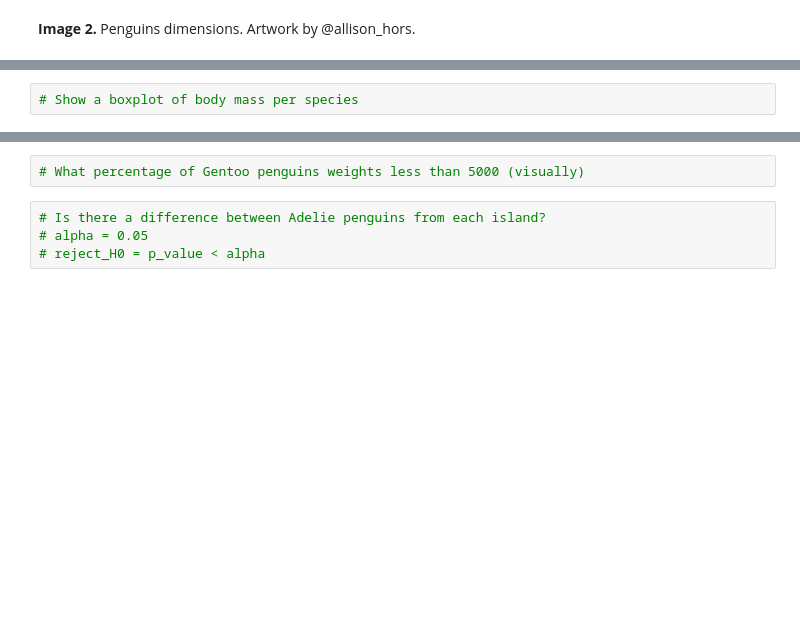
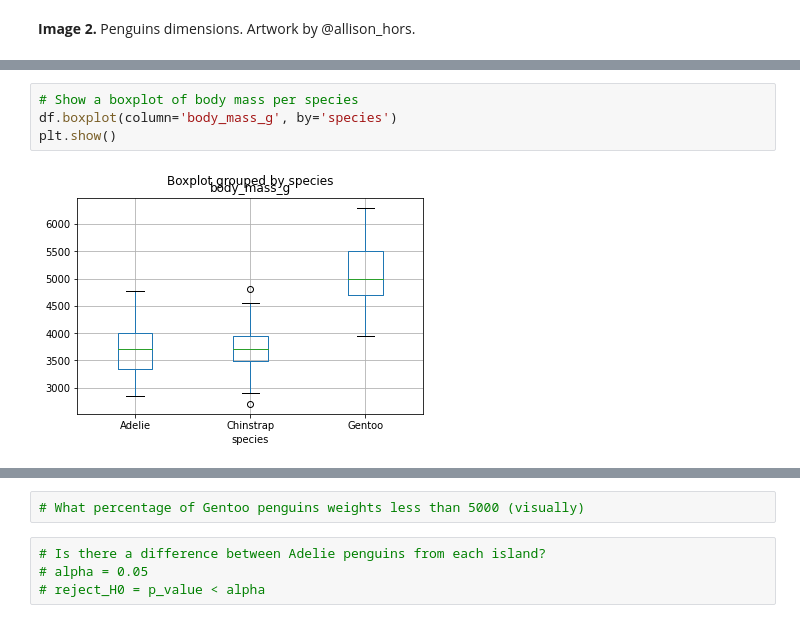
Before and after one commit to xalejandrow/hypothesis-testing-exercises-project-with-python, a Jupyter notebook: Palmer_Penguins_Analysis_copy.ipynb, the cells around one changed output, grey strips where cells are left out. Cells and saved outputs as stored; diff of their text form; blank space fills up the shorter version.

```diff
--- a/Palmer_Penguins_Analysis_copy.ipynb
+++ b/Palmer_Penguins_Analysis_copy.ipynb
@@ -45,2 +144,6 @@ df = pd.read_csv(url)
 # %%
 # Show a boxplot of body mass per species
+df.boxplot(column='body_mass_g', by='species')
+plt.show()
+# %% [output]
+[figure, added]
```
Also changed, not shown: parts of 17 cells of this notebook.
